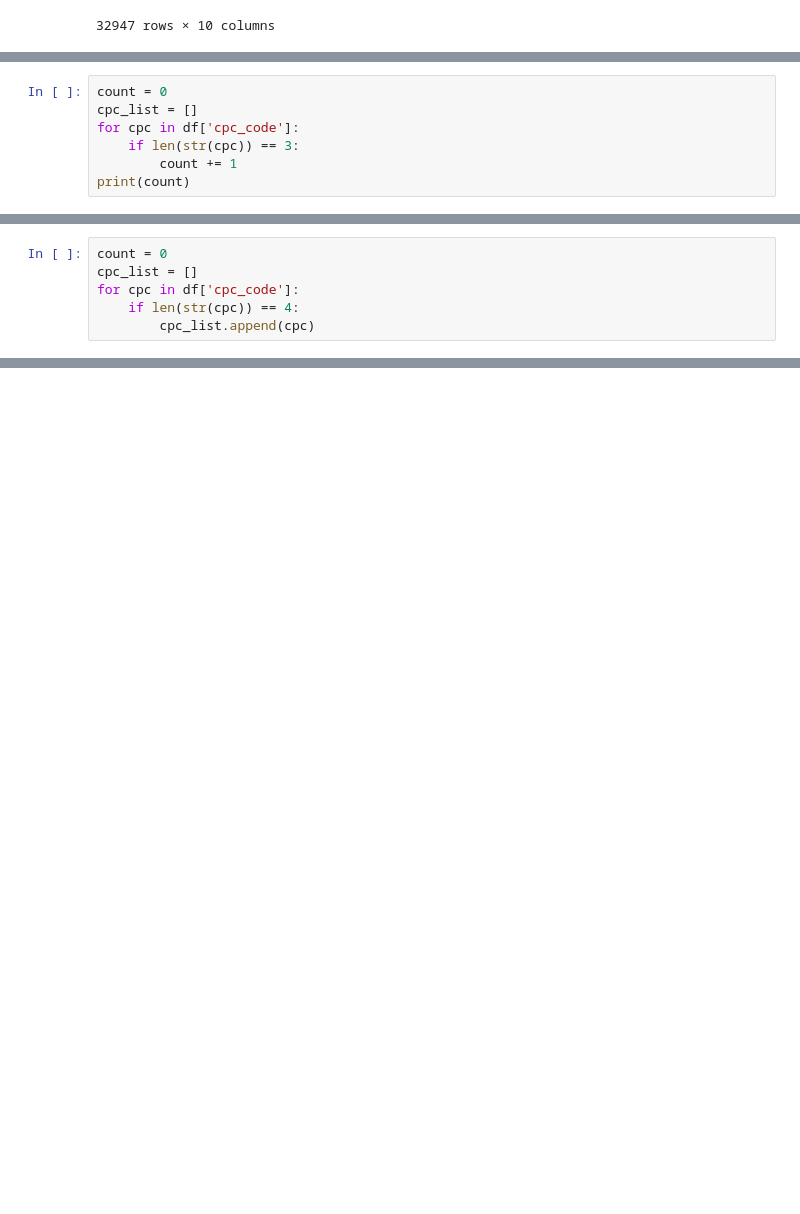
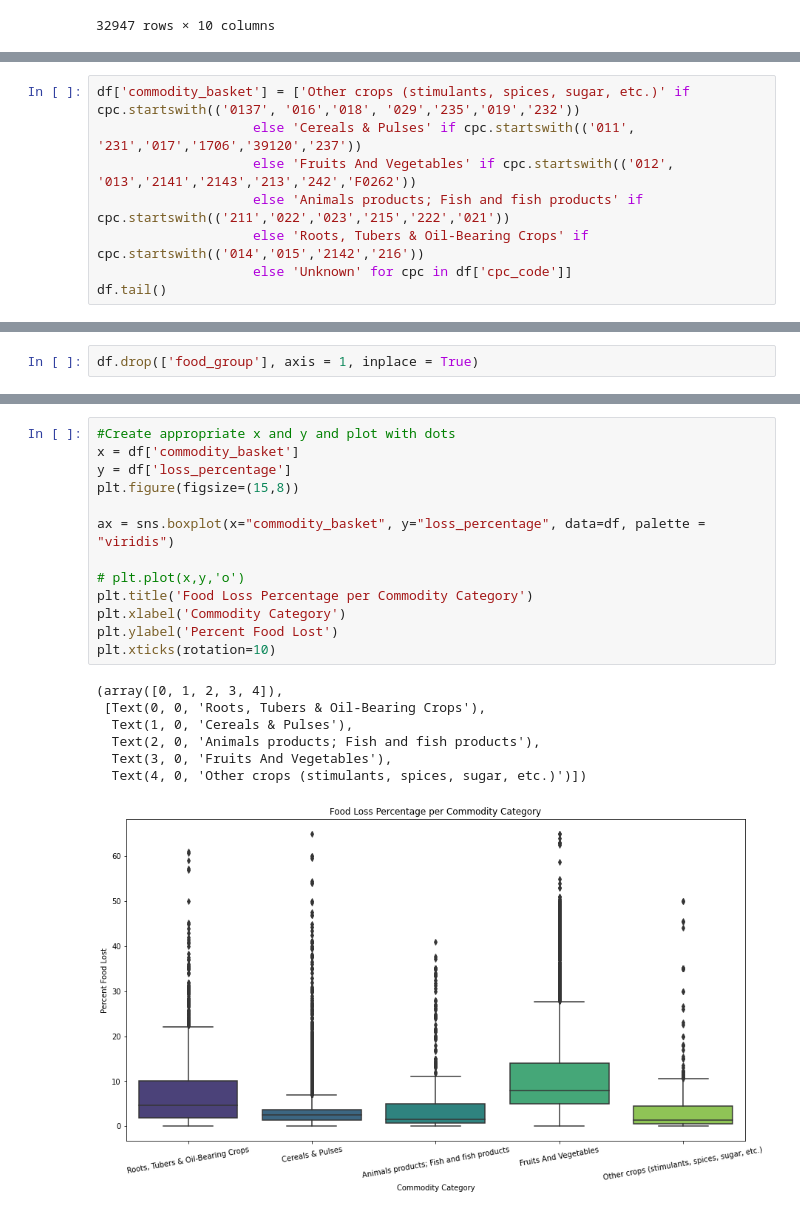
Before and after one commit to pariosur/food_waste, a Jupyter notebook: food_waste/Food Waste Analysis.ipynb, the cells around one changed output, grey strips where cells are left out. Cells and saved outputs as stored; diff of their text form; blank space fills up the shorter version.

Commit message:
finally the baskets done

```diff
--- a/food_waste/Food Waste Analysis.ipynb
+++ b/food_waste/Food Waste Analysis.ipynb
@@ -1004,7 +1028,0 @@ df
-# %%
-count = 0
-cpc_list = []
-for cpc in df['cpc_code']:
-    if len(str(cpc)) == 3:
-        count += 1
-print(count)
@@ -1013,6 +1028,0 @@ print(count)
-# %%
-count = 0
-cpc_list = []
-for cpc in df['cpc_code']:
-    if len(str(cpc)) == 4:
-        cpc_list.append(cpc)
@@ -1025,0 +1029,8 @@ dtype: int64
+# %%
+df['commodity_basket'] = ['Other crops (stimulants, spices, sugar, etc.)' if cpc.startswith(('0137', '016','018', '029','235','019','232'))
+                    else 'Cereals & Pulses' if cpc.startswith(('011', '231','017','1706','39120','237'))
+                    else 'Fruits And Vegetables' if cpc.startswith(('012', '013','2141','2143','213','242','F0262'))
+                    else 'Animals products; Fish and fish products' if cpc.startswith(('211','022','023','215','222','021'))
+                    else 'Roots, Tubers & Oil-Bearing Crops' if cpc.startswith(('014','015','2142','216'))
+                    else 'Unknown' for cpc in df['cpc_code']]
+df.tail()
@@ -1025,0 +1044,2 @@ dtype: int64
+# %%
+df.drop(['food_group'], axis = 1, inplace = True)
@@ -1025,0 +1082,21 @@ dtype: int64
+# %%
+#Create appropriate x and y and plot with dots
+x = df['commodity_basket']
+y = df['loss_percentage']
+plt.figure(figsize=(15,8))
+
+ax = sns.boxplot(x="commodity_basket", y="loss_percentage", data=df, palette = "viridis")
+
+# plt.plot(x,y,'o')
+plt.title('Food Loss Percentage per Commodity Category')
+plt.xlabel('Commodity Category')
+plt.ylabel('Percent Food Lost')
+plt.xticks(rotation=10)
+# %% [output]
+(array([0, 1, 2, 3, 4]),
+ [Text(0, 0, 'Roots, Tubers & Oil-Bearing Crops'),
+  Text(1, 0, 'Cereals & Pulses'),
+  Text(2, 0, 'Animals products; Fish and fish products'),
+  Text(3, 0, 'Fruits And Vegetables'),
+  Text(4, 0, 'Other crops (stimulants, spices, sugar, etc.)')])
+[figure, added]
```
Also changed, not shown: parts of 37 cells of this notebook, 18 other files.
